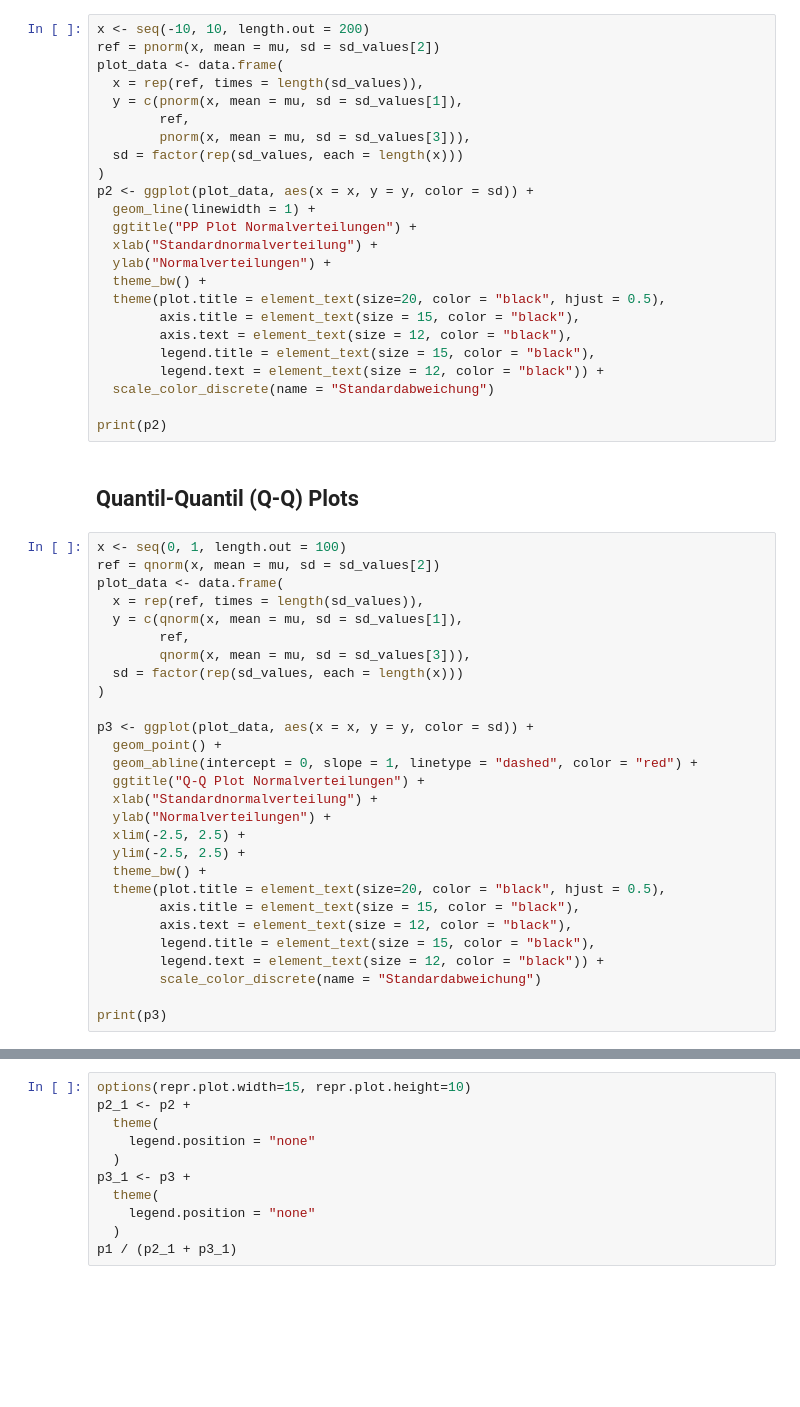
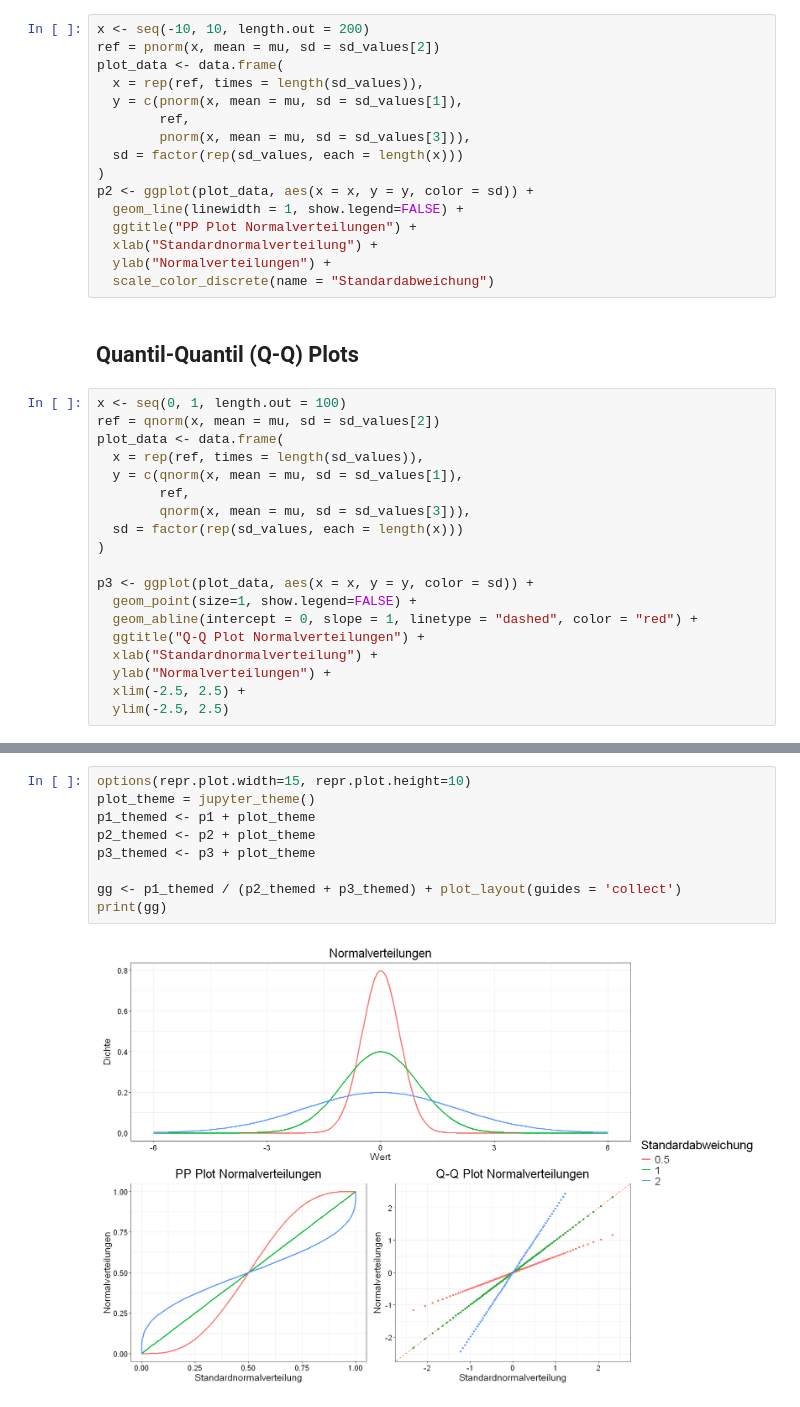
Before and after one commit to ml4economics/datavis, a Jupyter notebook: jupyter/3_pp_plot_vs_qq_plot.ipynb, the cells around one changed output, grey strips where cells are left out. Drawn from its saved outputs; the diff is of its cells as text; blank space fills up the shorter version.

```diff
--- a/jupyter/3_pp_plot_vs_qq_plot.ipynb
+++ b/jupyter/3_pp_plot_vs_qq_plot.ipynb
@@ -50,19 +41,11 @@ plot_data <- data.frame(
   sd = factor(rep(sd_values, each = length(x)))
 )
 p2 <- ggplot(plot_data, aes(x = x, y = y, color = sd)) +
-  geom_line(linewidth = 1) +
+  geom_line(linewidth = 1, show.legend=FALSE) +
   ggtitle("PP Plot Normalverteilungen") +
   xlab("Standardnormalverteilung") +
   ylab("Normalverteilungen") +
-  theme_bw() +
-  theme(plot.title = element_text(size=20, color = "black", hjust = 0.5),
-        axis.title = element_text(size = 15, color = "black"),
-        axis.text = element_text(size = 12, color = "black"),
-        legend.title = element_text(size = 15, color = "black"),
-        legend.text = element_text(size = 12, color = "black")) +
   scale_color_discrete(name = "Standardabweichung")
-
-print(p2)
 # %% [markdown]
 ## Quantil-Quantil (Q-Q) Plots
 # %%
@@ -77,21 +60,12 @@ plot_data <- data.frame(
 )
 
 p3 <- ggplot(plot_data, aes(x = x, y = y, color = sd)) +
-  geom_point() +
+  geom_point(size=1, show.legend=FALSE) +
   geom_abline(intercept = 0, slope = 1, linetype = "dashed", color = "red") +
   ggtitle("Q-Q Plot Normalverteilungen") +
   xlab("Standardnormalverteilung") +
   ylab("Normalverteilungen") +
   xlim(-2.5, 2.5) +
-  ylim(-2.5, 2.5) +
-  theme_bw() +
-  theme(plot.title = element_text(size=20, color = "black", hjust = 0.5),
-        axis.title = element_text(size = 15, color = "black"),
-        axis.text = element_text(size = 12, color = "black"),
-        legend.title = element_text(size = 15, color = "black"),
-        legend.text = element_text(size = 12, color = "black")) +
-        scale_color_discrete(name = "Standardabweichung")
-
-print(p3)
+  ylim(-2.5, 2.5)
 # %% [markdown]
 ## Gesamte Darstellung
@@ -99,11 +73,11 @@ print(p3)
 # %%
 options(repr.plot.width=15, repr.plot.height=10)
-p2_1 <- p2 +
-  theme(
-    legend.position = "none"
-  )
-p3_1 <- p3 +
-  theme(
-    legend.position = "none"
-  )
-p1 / (p2_1 + p3_1)
+plot_theme = jupyter_theme()
+p1_themed <- p1 + plot_theme
+p2_themed <- p2 + plot_theme
+p3_themed <- p3 + plot_theme
+
+gg <- p1_themed / (p2_themed + p3_themed) + plot_layout(guides = 'collect')
+print(gg)
+# %% [output]
+[figure, added]
```
Also changed, not shown: parts of 3 cells of this notebook, 5 other files.
